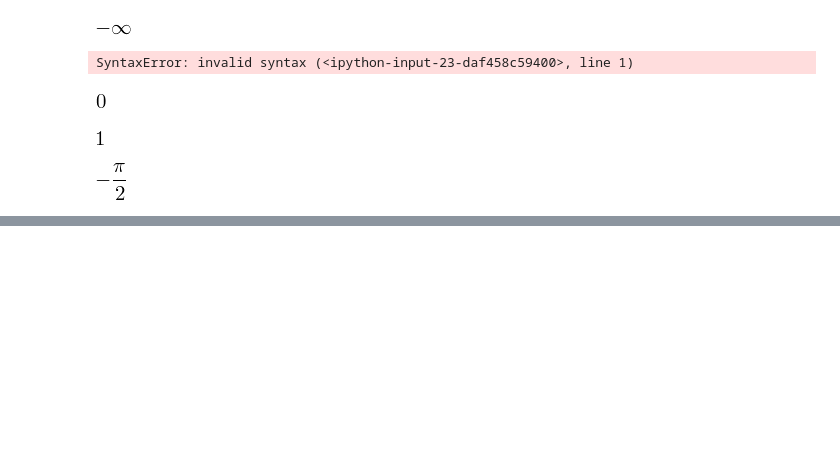
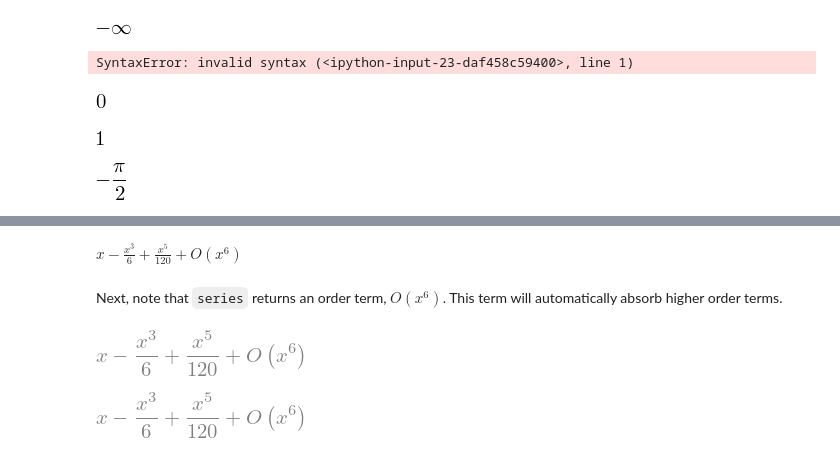
Before and after one commit to sympy/scipy-2023-tutorial, a Jupyter notebook: tutorials/04-Calculus.ipynb, the cells around one changed output, grey strips where cells are left out. Saved outputs shown, nothing was run; the diff lists cells and outputs as text; code cells hidden in the pictures; blank space fills up the shorter version.

Commit message:
Add series expansion to the calculus notebook

```diff
--- a/tutorials/04-Calculus.ipynb
+++ b/tutorials/04-Calculus.ipynb
@@ -367,0 +381,15 @@ limit(atan(1/(1 - x)), x, 1)
+# %%
+sin(x).series(x)
+# %% [output]
+$\displaystyle x - \frac{x^{3}}{6} + \frac{x^{5}}{120} + O\left(x^{6}\right)$
+# %% [markdown]
+Next, note that `series` returns an order term, $O\left(x^6\right)$. This term will automatically absorb higher order terms.
+# %%
+series = sin(x).series(x)
+series
+# %% [output]
+[figure, added]
+# %%
+series + x**7
+# %% [output]
+[figure, added]
```
Also changed, not shown: parts of 37 cells of this notebook, 1 other file.
